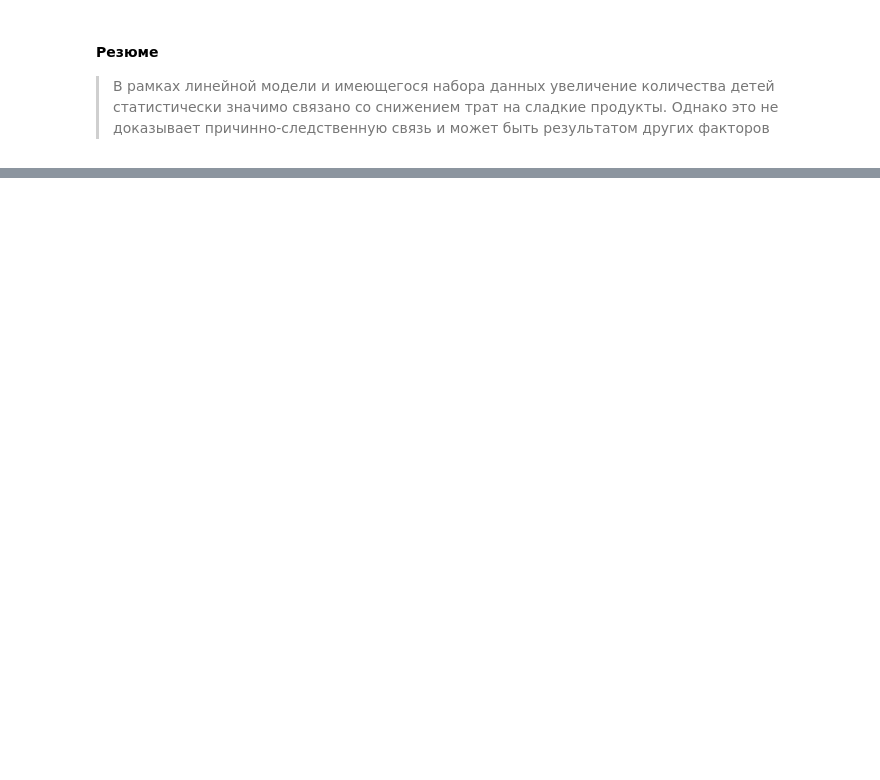
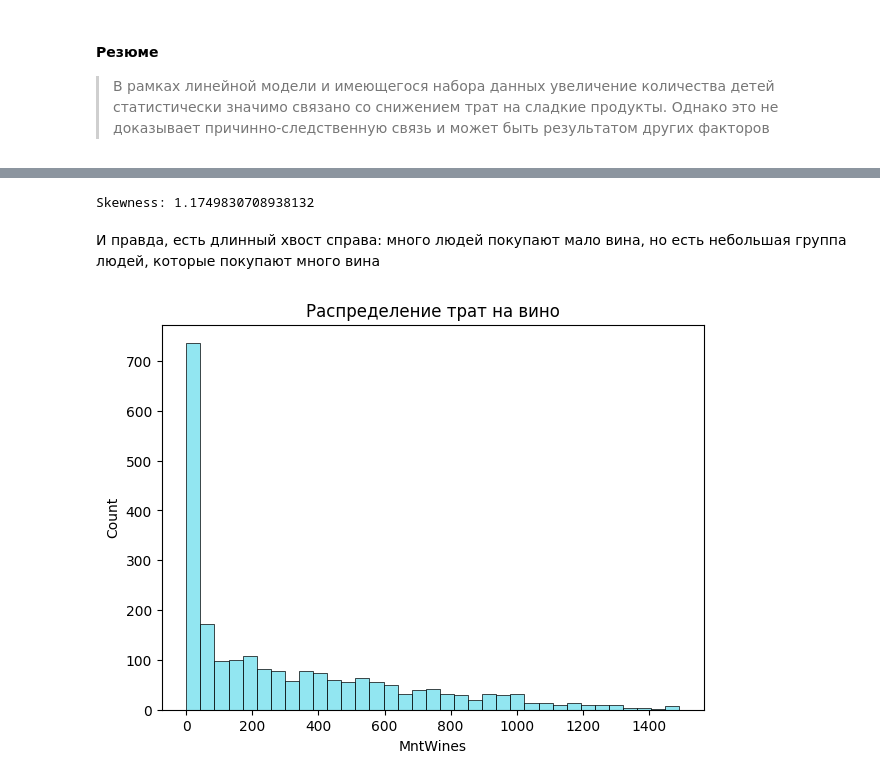
Before and after one commit to alferova-tv/Stats, a Jupyter notebook: bootstrap.ipynb, the cells around one changed output, grey strips where cells are left out. Saved outputs shown, nothing was run; the diff lists cells and outputs as text; code cells hidden in the pictures; blank space fills up the shorter version.

```diff
--- a/bootstrap.ipynb
+++ b/bootstrap.ipynb
@@ -211,0 +296,18 @@ plt.show()
+# %%
+from scipy.stats import skew
+x = data["MntWines"].dropna()
+print("Skewness:", skew(x))
+# %% [output]
+Skewness: 1.1749830708938132
+# %% [markdown]
+И правда, есть длинный хвост справа: много людей покупают мало вина, но есть небольшая группа людей, которые покупают много вина
+# %%
+# построим гистограмму распределения
+plt.figure(figsize=(7,5))
+sns.histplot(data['MntWines'], kde=False, bins=35, linewidth=0.5, edgecolor='black', color='#6EDEED')
+plt.xlabel('MntWines')
+plt.ylabel('Count')
+plt.title('Распределение трат на вино')
+plt.show()
+# %% [output]
+[figure, added]
```
Also changed, not shown: parts of 16 cells of this notebook, 6 other files.
